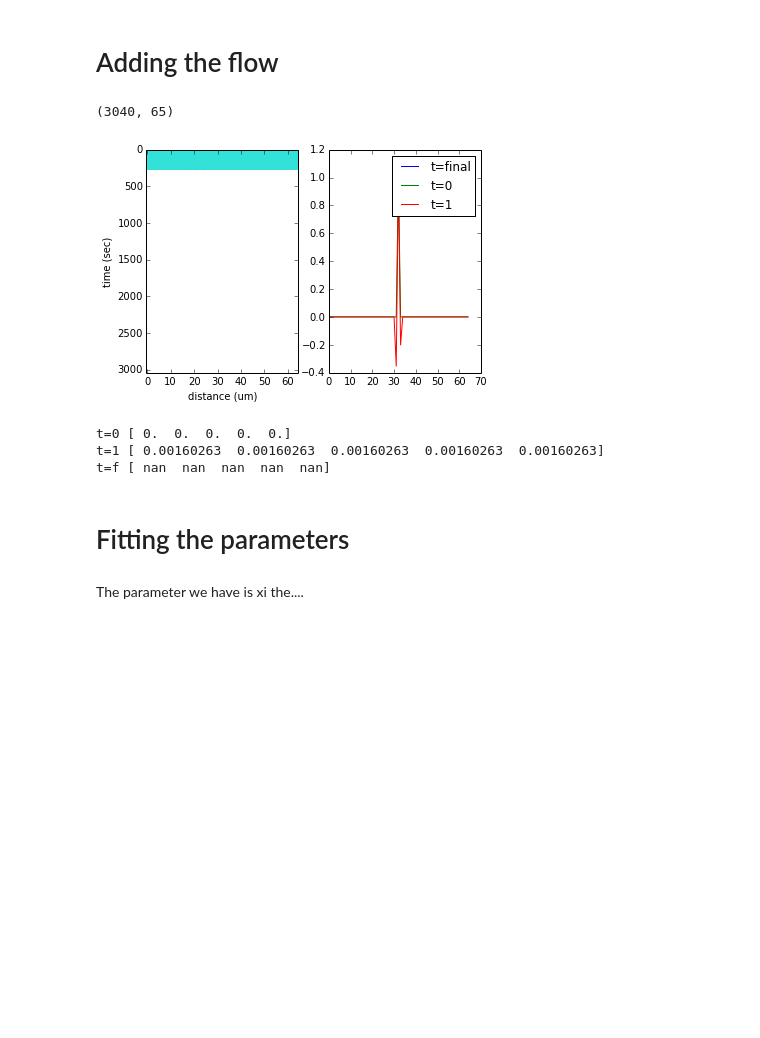
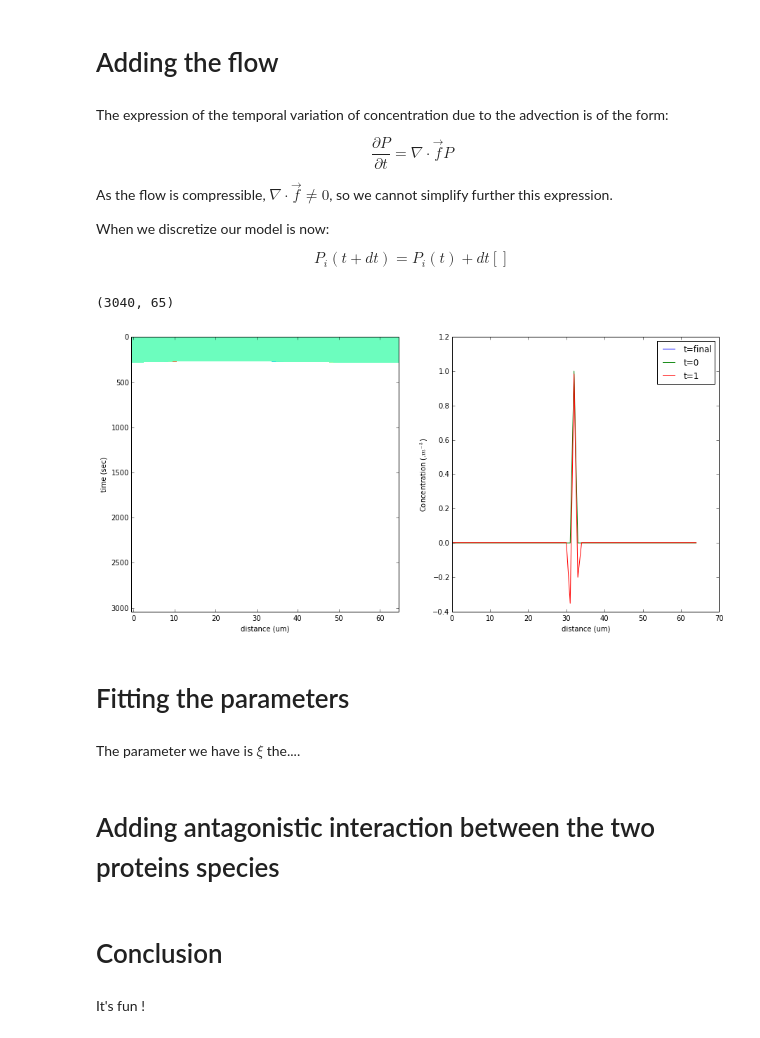
Before and after one commit to geeklhem/polarikss, a Jupyter notebook: model.ipynb, the cells around one changed output. Saved outputs shown, nothing was run; the diff lists cells and outputs as text; code cells hidden in the pictures; blank space fills up the shorter version.

```diff
--- a/model.ipynb
+++ b/model.ipynb
@@ -225,0 +211,8 @@ plt.xscale('log')
+# %%
+def analytical_vector(N,param):
+    a = (4*np.pi*param["D"]*param["T"])**(-0.5)
+    b = 4*param["D"]*param["T"]
+    x_0 = int(N/2)
+    c = np.array([-(x-x_0)**2 for x in np.arange(N)])
+    out = a * np.exp(c/b)
+    return out
@@ -258,12 +343,13 @@ def cytosol(p,param):
+# %%
+def cytosol(p,param,dt,l,t):
+    return param["cyto"][t]*param["kon"]*param["psi"] - p*param["koff"]
 # %%
 # First we definie an empy matrix (time*space) that we will fill step by step.
 p = np.zeros((300, 65))
 # Initial conditions : a dirac in the middle.
 p[0,int(p.shape[1]/2)] = 1
 
-
-
 # Run the simulation !
-p,cyto = cytosol(p,param)
-display(p,cyto)
+p,param = play(p,get_P_param(),[diffusion,cytosol])
+display(p,param,True)
 # %% [output]
@@ -311,17 +360,36 @@ def model_flow(p,param,F):
+# %% [markdown]
+The expression of the temporal variation of concentration due to the advection is of the form:
+
+$$ \frac{\partial P}{\partial t} = \nabla \cdot \vec{f}P $$
+
+As the flow is compressible, $\nabla \cdot \vec f \neq 0$, so we cannot simplify further this expression.
+
+When we discretize our model is now:
+
+$$ P_i(t+dt) = P_i(t) + dt [] $$
+# %%
+def advection(p,param,dt,l,t):
+    return (  param["F"][t,:] * l**-1 * param["xi"] * np.concatenate(([p[-1]],p[:-1]))
+            - param["F"][t,:] * l**-1 * param["xi"] * np.concatenate((p[1:],[p[0]]))
+
+    )
 # %%
 flow = pandas.read_csv("flow-myosin-um-per-min_interpolated_40.txt").values
 print flow.shape
 p = np.zeros((flow.shape[0], 65))
 p[0,int(p.shape[1]/2)] = 1
-p,cyto = model_flow(p,param,flow)
+p,param = play(p,get_P_param(F=flow),[diffusion,cytosol,advection])
 display(p)
 # %% [output]
 (3040, 65)
-[figure, old version]
+[figure, new version]
-t=0 [ 0.  0.  0.  0.  0.]
-t=1 [ 0.00160263  0.00160263  0.00160263  0.00160263  0.00160263]
-t=f [ nan  nan  nan  nan  nan]
 # %% [markdown]
 # Fitting the parameters
 # %% [markdown]
-The parameter we have is xi the....
+The parameter we have is $\xi$ the....
+# %% [markdown]
+# Adding antagonistic interaction between the two proteins species
+# %% [markdown]
+# Conclusion
+# %% [markdown]
+It's fun !
```
Also changed, not shown: parts of 25 cells of this notebook, 4 other files.
